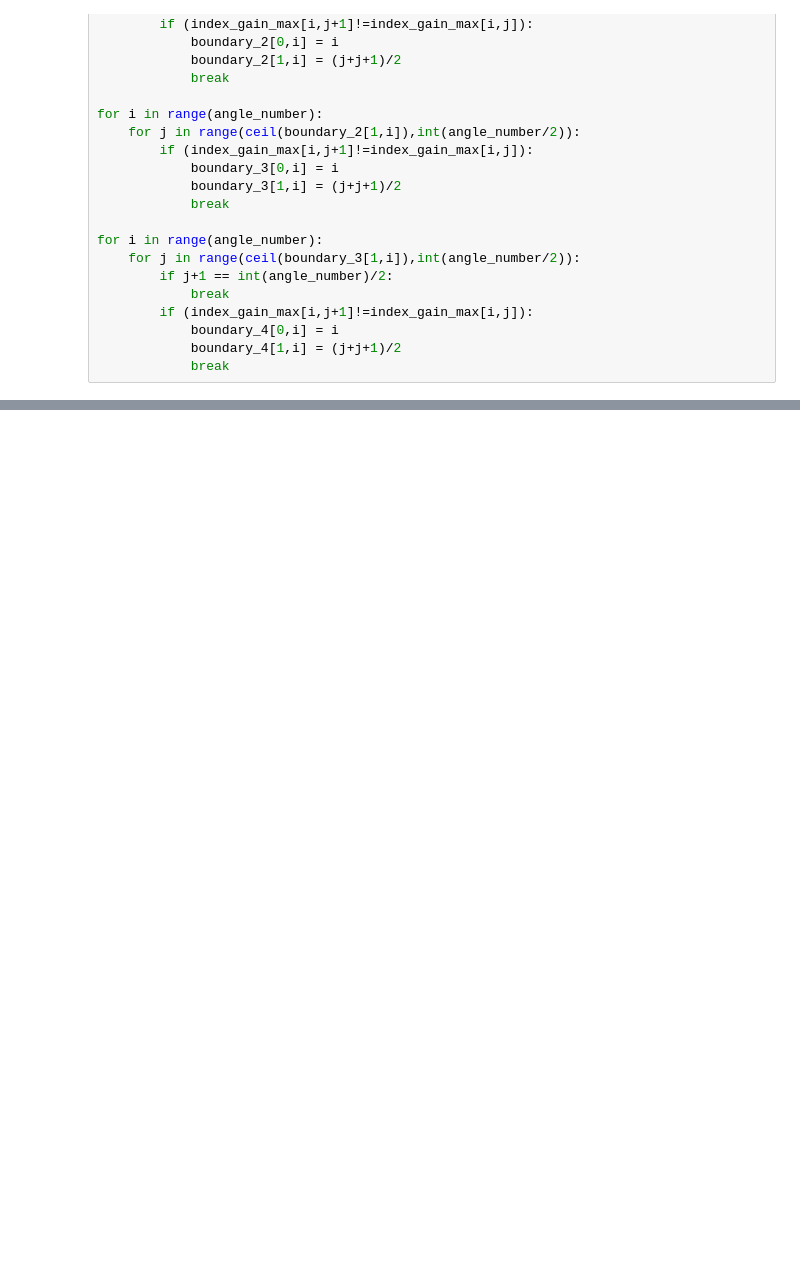
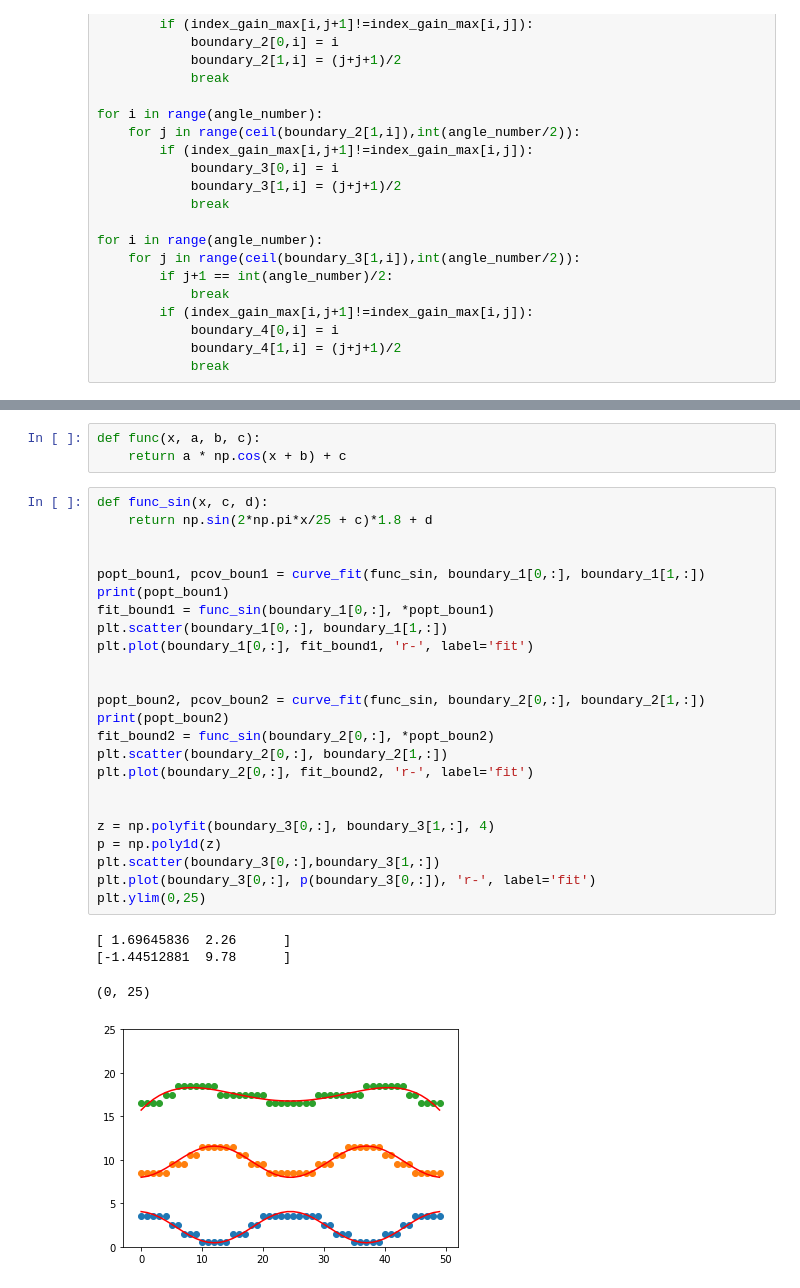
Before and after one commit to dienhoa/hybrid_beamforming_notebook, a Jupyter notebook: Gain Analyse.ipynb, the cells around one changed output, grey strips where cells are left out. Cells and saved outputs as stored; diff of their text form; blank space fills up the shorter version.

```diff
--- a/Gain Analyse.ipynb
+++ b/Gain Analyse.ipynb
@@ -330,0 +339,32 @@ plt.ylim(0,180)
+# %%
+def func(x, a, b, c):
+    return a * np.cos(x + b) + c
+# %%
+def func_sin(x, c, d):
+    return np.sin(2*np.pi*x/25 + c)*1.8 + d
+
+
+popt_boun1, pcov_boun1 = curve_fit(func_sin, boundary_1[0,:], boundary_1[1,:])
+print(popt_boun1)
+fit_bound1 = func_sin(boundary_1[0,:], *popt_boun1)
+plt.scatter(boundary_1[0,:], boundary_1[1,:])
+plt.plot(boundary_1[0,:], fit_bound1, 'r-', label='fit')
+
+
+popt_boun2, pcov_boun2 = curve_fit(func_sin, boundary_2[0,:], boundary_2[1,:])
+print(popt_boun2)
+fit_bound2 = func_sin(boundary_2[0,:], *popt_boun2)
+plt.scatter(boundary_2[0,:], boundary_2[1,:])
+plt.plot(boundary_2[0,:], fit_bound2, 'r-', label='fit')
+
+
+z = np.polyfit(boundary_3[0,:], boundary_3[1,:], 4)
+p = np.poly1d(z)
+plt.scatter(boundary_3[0,:],boundary_3[1,:])
+plt.plot(boundary_3[0,:], p(boundary_3[0,:]), 'r-', label='fit')
+plt.ylim(0,25)
+# %% [output]
+[ 1.69645836  2.26      ]
+[-1.44512881  9.78      ]
+(0, 25)
+[figure, added]
```
Also changed, not shown: parts of 15 cells of this notebook, 2 other files.
